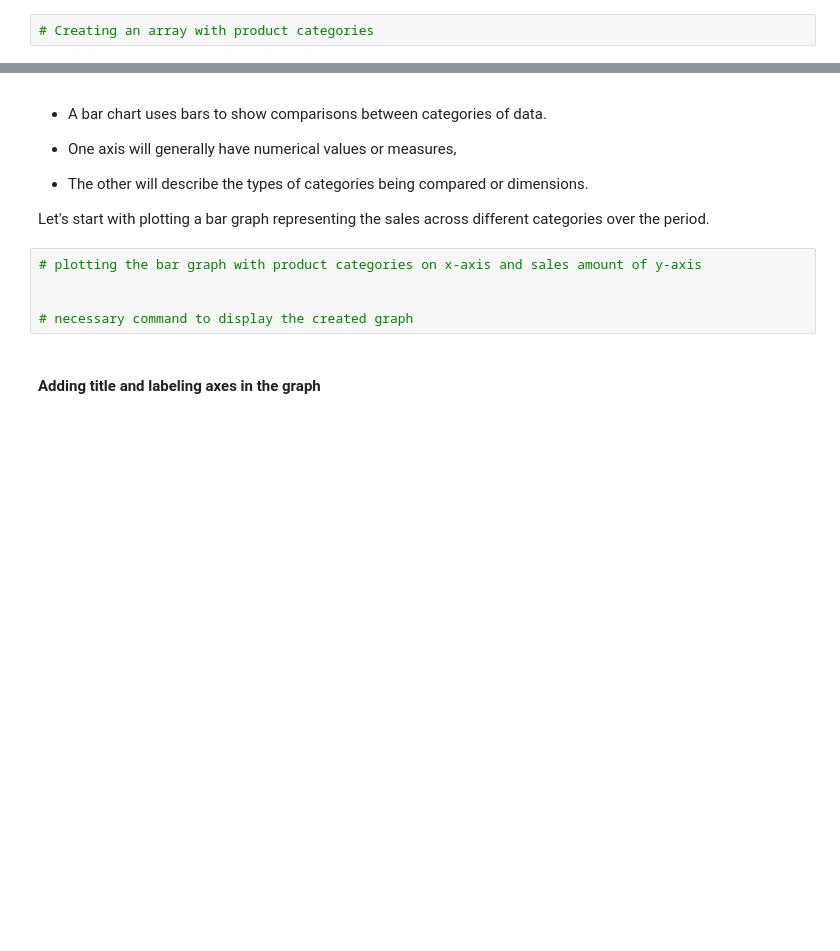
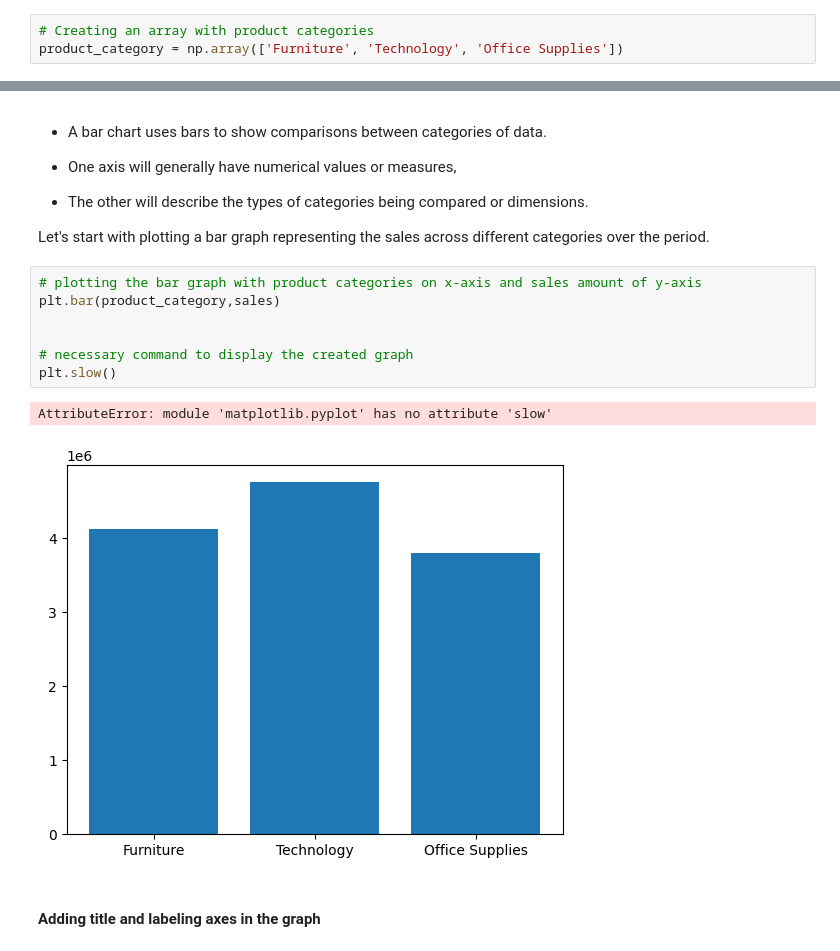
Before and after one commit to Anik-Adnan/Python-Libraries-NumPy-Matplotlib-and-Pandas, a Jupyter notebook: 01_Bar_graph.ipynb, the cells around one changed output, grey strips where cells are left out. Saved outputs shown, nothing was run; the diff lists cells and outputs as text; blank space fills up the shorter version.

```diff
--- a/01_Bar_graph.ipynb
+++ b/01_Bar_graph.ipynb
@@ -23,4 +25,5 @@ Let's get started with the plots. We will be using the '**pyplot**' package of t
 # %%
 # Creating an array with product categories
+product_category = np.array(['Furniture', 'Technology', 'Office Supplies'])
 # %%
 # Creating an array with the sales amount
@@ -42,9 +50,14 @@ Let's see how to plot a bar graph for the provided values.
 Let's start with plotting a bar graph representing the sales across different categories over the period.
 # %%
 # plotting the bar graph with product categories on x-axis and sales amount of y-axis
+plt.bar(product_category,sales)
 
 
 # necessary command to display the created graph
+plt.slow()
+# %% [output]
+AttributeError: module 'matplotlib.pyplot' has no attribute 'slow'
+[figure, added]
 # %% [markdown]
 #### Adding title and labeling axes in the graph
 # %%
```
Also changed, not shown: parts of 5 cells of this notebook.
